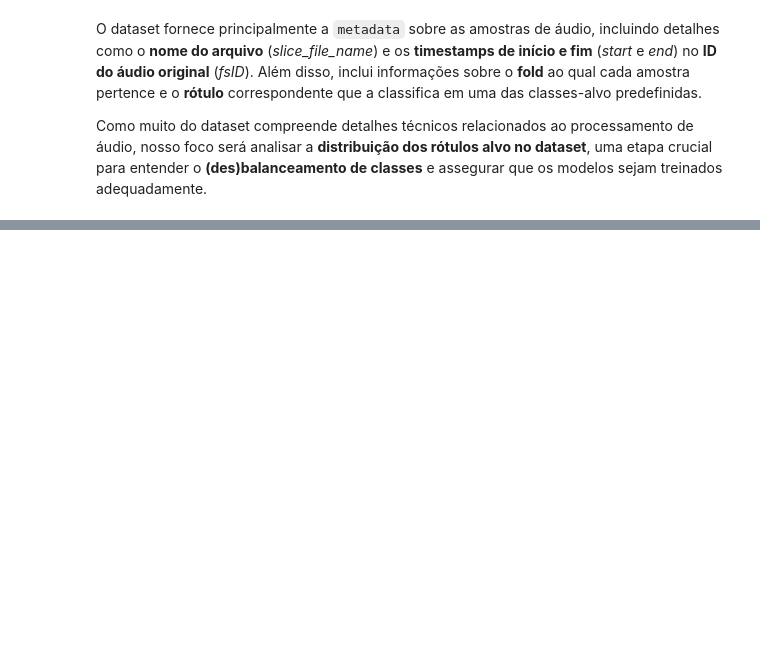
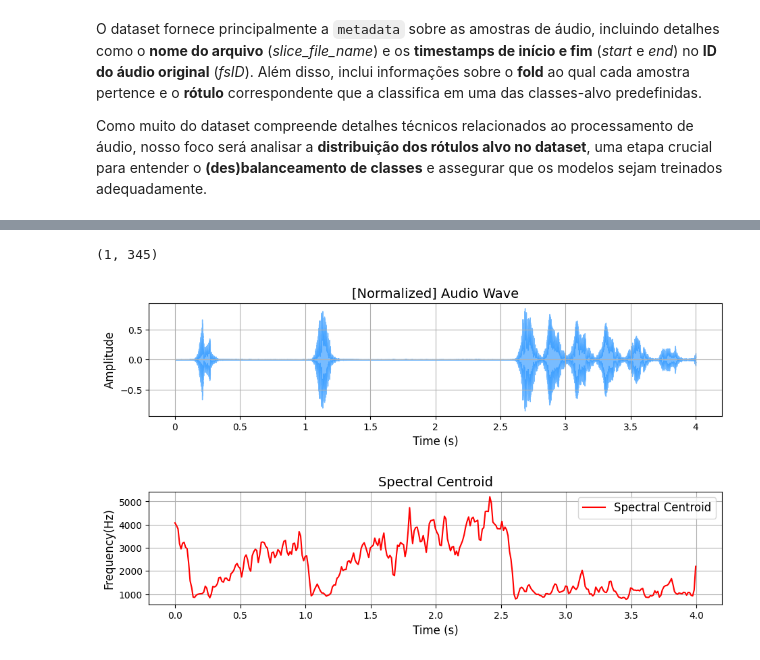
Before and after one commit to NightF0x26/ML2-Project, a Jupyter notebook: Urban-Sound-Classification/UrbanSound.ipynb, the cells around one changed output, grey strips where cells are left out. Cells and saved outputs as stored; diff of their text form; code cells hidden in the pictures; blank space fills up the shorter version.

```diff
--- a/Urban-Sound-Classification/UrbanSound.ipynb
+++ b/Urban-Sound-Classification/UrbanSound.ipynb
@@ -117,0 +193,12 @@ Como muito do dataset compreende detalhes técnicos relacionados ao processament
+# %%
+# Compute the Audio's Spectral Centroid
+spectralCentroid = libr.feature.spectral_centroid(y=audioData, sr=config['SAMPLE_RATE'])
+print(spectralCentroid.shape)
+# spectralCentroid
+# %% [output]
+(1, 345)
+# %%
+# Plot the Audio's Spectral Centroid
+plotAudio1DimensionalFeature(audioData=audioData, extracted1DimensionalFeature=spectralCentroid, featureName='Spectral Centroid', yLabel='Frequency(Hz)', color='r', config=config)
+# %% [output]
+[figure, added]
```
Also changed, not shown: parts of 41 cells of this notebook, 58 other files.
